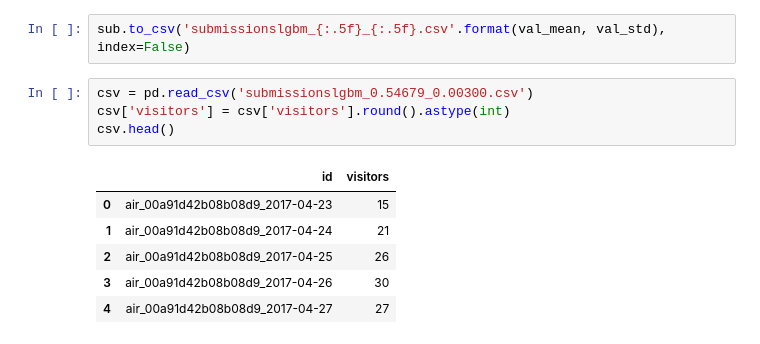
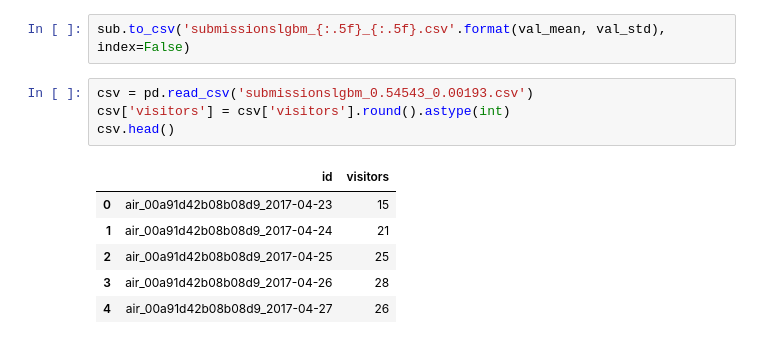
Before and after one commit to chongyeonsoo/PythonKHDL, a Jupyter notebook: report.ipynb, the cells around one changed output. Saved outputs shown, nothing was run; the diff lists cells and outputs as text.

```diff
--- a/report.ipynb
+++ b/report.ipynb
@@ -680,13 +681,13 @@ Local RMSLE: 0.54544 (±0.00197)
 # %%
 sub.to_csv('submissionslgbm_{:.5f}_{:.5f}.csv'.format(val_mean, val_std), index=False)
 # %%
-csv = pd.read_csv('submissionslgbm_0.54679_0.00300.csv')
+csv = pd.read_csv('submissionslgbm_0.54543_0.00193.csv')
 csv['visitors'] = csv['visitors'].round().astype(int)
 csv.head()
 # %% [output]
 |  | id | visitors |
 | 0 | air_00a91d42b08b08d9_2017-04-23 | 15 |
 | 1 | air_00a91d42b08b08d9_2017-04-24 | 21 |
-| 2 | air_00a91d42b08b08d9_2017-04-25 | 26 |
-| 3 | air_00a91d42b08b08d9_2017-04-26 | 30 |
-| 4 | air_00a91d42b08b08d9_2017-04-27 | 27 |
+| 2 | air_00a91d42b08b08d9_2017-04-25 | 25 |
+| 3 | air_00a91d42b08b08d9_2017-04-26 | 28 |
+| 4 | air_00a91d42b08b08d9_2017-04-27 | 26 |
```
Also changed, not shown: parts of 19 cells of this notebook.
